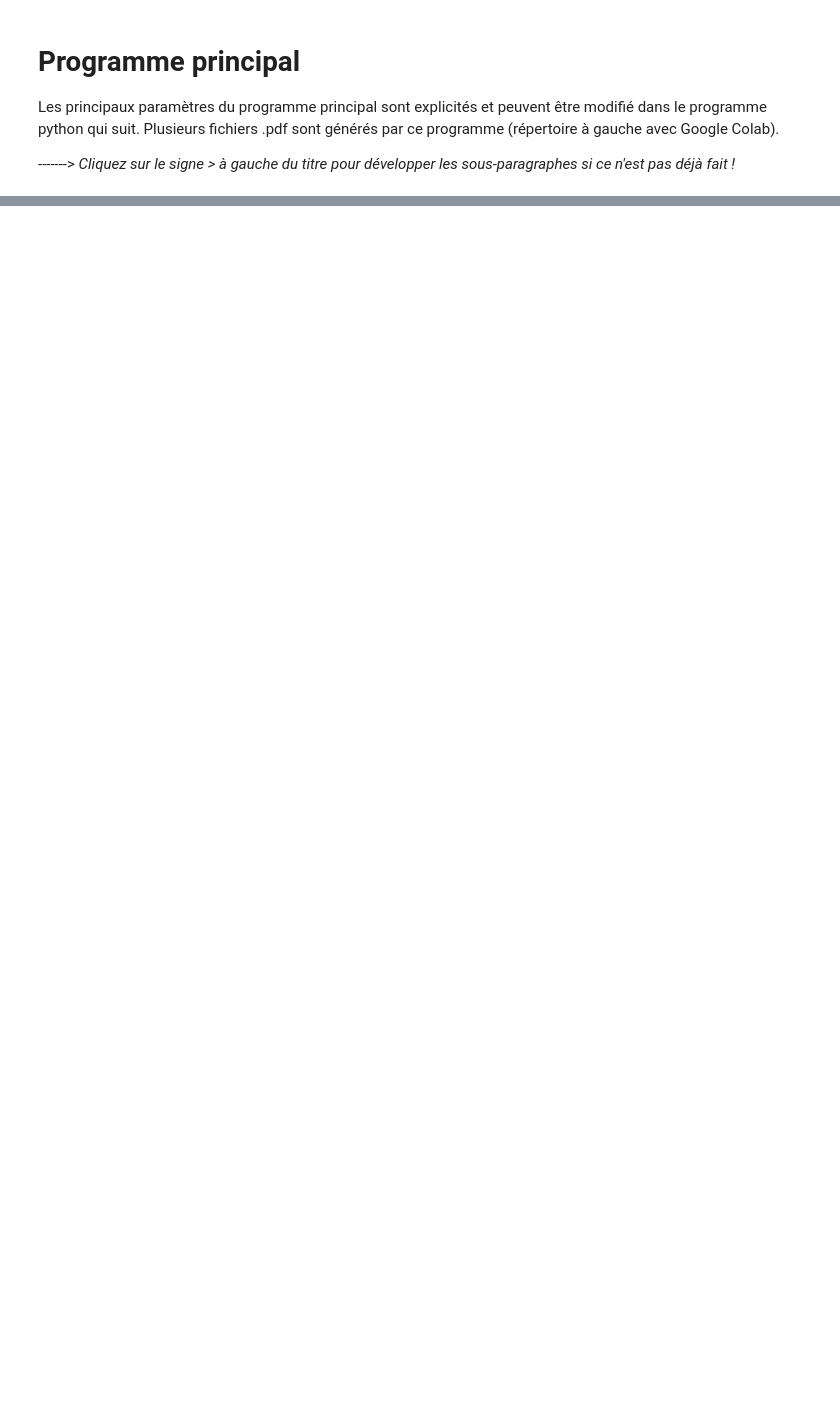
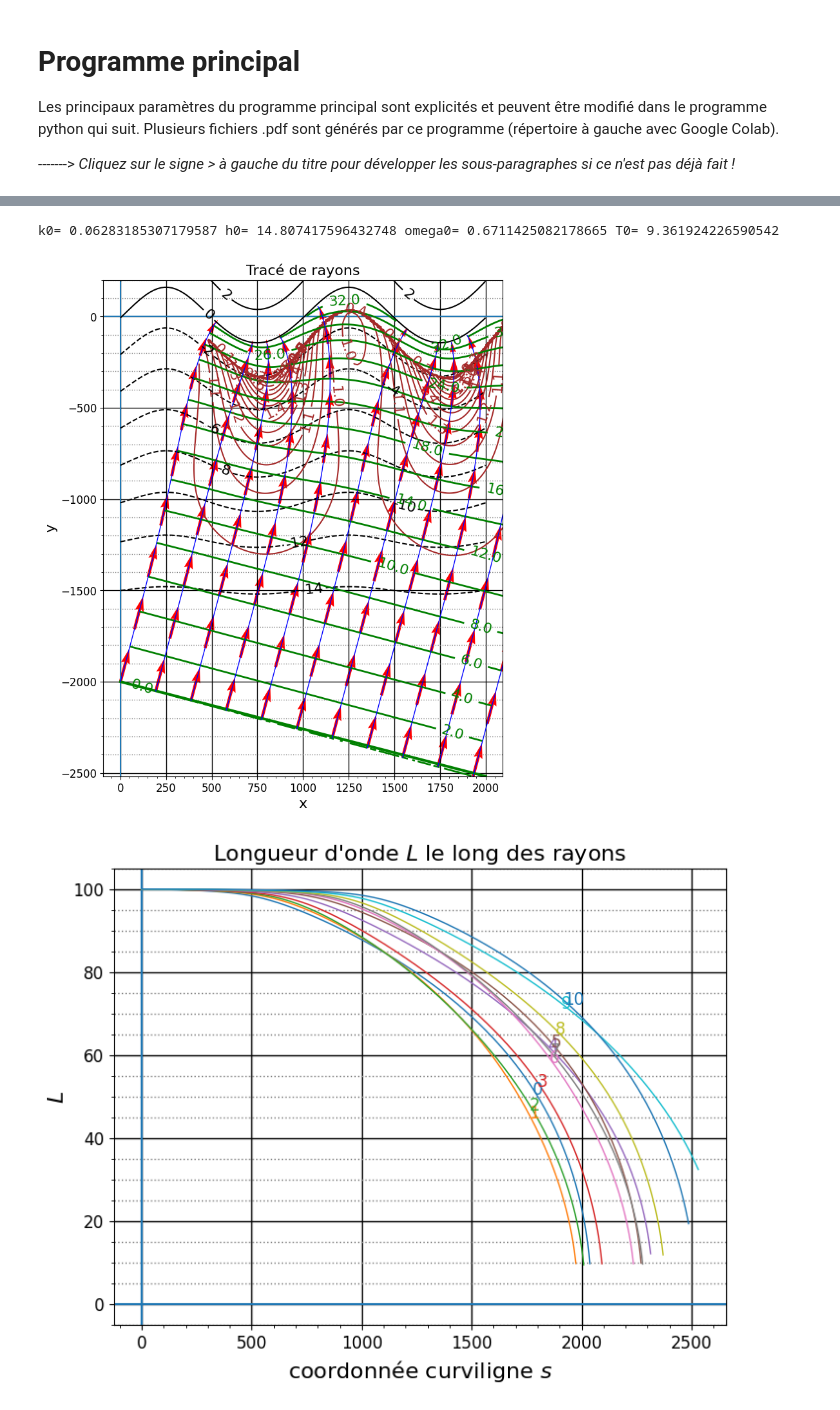
Before and after one commit to thual/refraction, a Jupyter notebook: RefractionHoule.ipynb, the cells around one changed output, grey strips where cells are left out. Drawn from its saved outputs; the diff is of its cells as text; code cells hidden in the pictures; blank space fills up the shorter version.

```diff
--- a/RefractionHoule.ipynb
+++ b/RefractionHoule.ipynb
@@ -448,0 +483,10 @@ WARNING:matplotlib.axes._base:Ignoring fixed x limits to fulfill fixed data aspe
+# %%
+# Redéfinition de sous-programmes
+def bathy(x,y):
+    # bathymetrie h(x,y) déclée de D/2
+    kD=2*np.pi/D
+    yt=la*(y-yplat); sq=np.sqrt(yt**2+4)
+    h=hlarge-(1+mu*np.sin(kD*(x-D/2)))*.5*(yt+sq)
+    hx=-mu*kD*np.cos(kD*(x-D/2))*.5*(yt+sq)
+    hy=-(1+mu*np.sin(kD*(x-D/2)))*.5*la*(1+yt/sq)
+    return h,hx,hy
@@ -448,0 +615,43 @@ WARNING:matplotlib.axes._base:Ignoring fixed x limits to fulfill fixed data aspe
+# %%
+# Main
+# paramètres à changer pour explorations
+g=9.81; pi=np.pi # constantes
+D=1000 # periode de h en x (defaut 1000)
+hlarge=15; # profondeur au large (defaut 15)
+yplat=-1.5*D; # profondeur environ hlarge si y<yflat (defaut -1.5*D)
+la=.01 # pente de h en y (defaut .01)
+mu=.1 # amplitude pour la modulation de h (defaut .1)
+th=pi/12 # angle segment de droite L (defaut pi/12)
+L0=100 # longueur d'onde au large (defaut 100)
+H0=1; # hauteur de la houle au large (defaut 1)
+xd=0; yd=-2*D # origine segment de droite L (defaut -2D)
+Ns=200 # nombre de points de depart sur L (defaut 100)
+Nr=10 # nombre de rayons a tracer (defaut 10)
+dt=1; Nt=350; # schema temporel (defaut 1, 350)
+hmin=.1 # seuil arret pour h (defaut .1)
+Nx=100; Ny=100;  # nombre de points pour le tracé de h
+xmin=0; xmax=2*D; # limites en x du domaine de visualisation
+ymax=20*mu/la; ymin=-2*D-2*D*np.sin(th); # limites en y
+fx=8; fy=10; # taille des figures (defaut 8,10)
+
+# parametres derives
+ds=2*D/Ns
+k0=2*pi/L0;
+kx0=k0*np.sin(th); ky0=k0*np.cos(th)
+phi0=-(kx0*xd+ky0*yd);
+E0=(H0/2)**2;
+x=np.linspace(0,xmax,Nx);
+y=np.linspace(ymin,ymax,Ny);
+
+TracL=True # trace de la longueur d'onde $L$
+Trach=True # trace de la profondeur $h$
+Tracc=True # trace de la vitesse de groupe $c_g$
+Tracphi=True # trace la phase pour t=0
+Tracom=True # trace de l'écart de la pulsation à omega0
+TracH=True # trace la hauteur de la houle
+
+# Calcul des rayons
+xl,yl,kxl,kyl,cgxl,cgyl,phil,hl,xm,ym,Hm=visurayons()
+if True: visuLong()
+if True: visuLongH()
+# %% [output]
@@ -448,0 +659,3 @@ WARNING:matplotlib.axes._base:Ignoring fixed x limits to fulfill fixed data aspe
+k0= 0.06283185307179587 h0= 14.807417596432748 omega0= 0.6711425082178665 T0= 9.361924226590542
+[figure, added]
+[figure, added]
```
Also changed, not shown: parts of 21 cells of this notebook.
